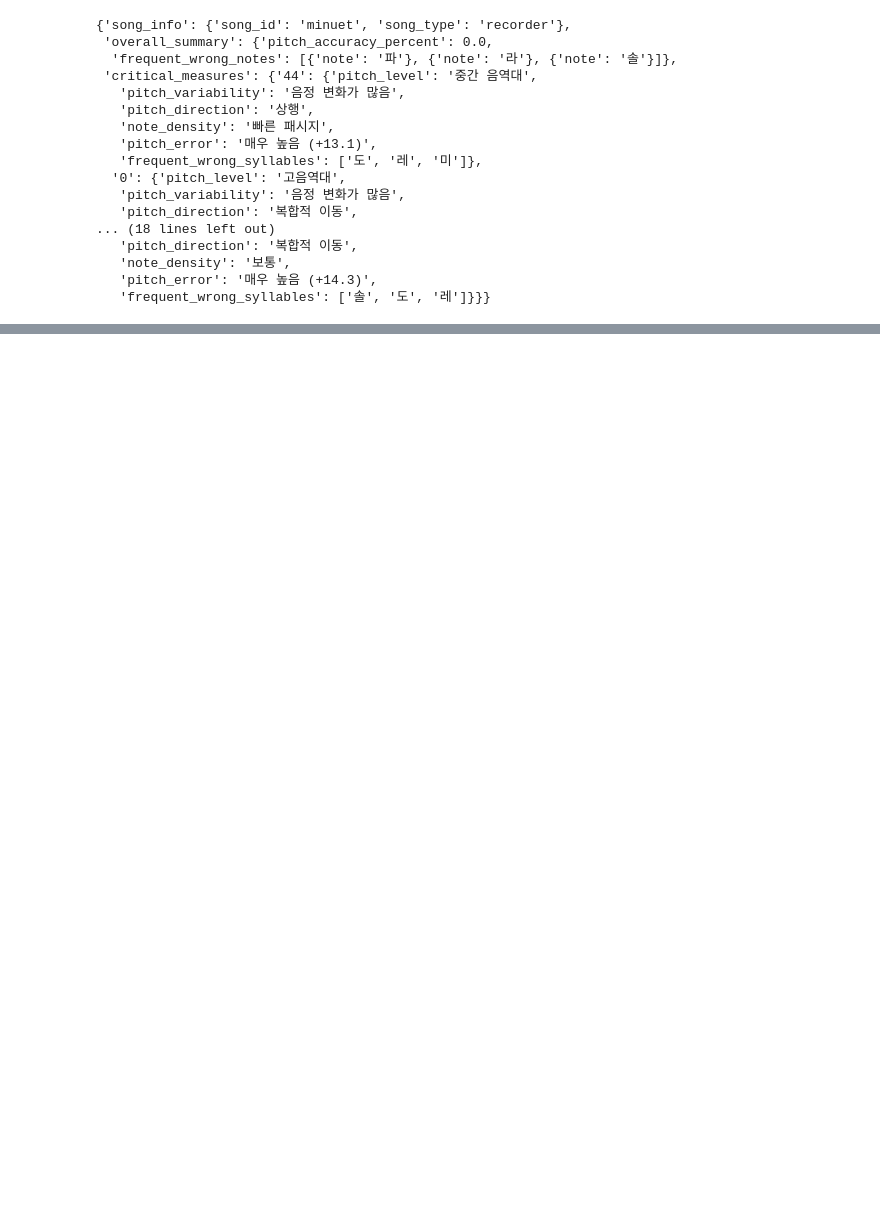
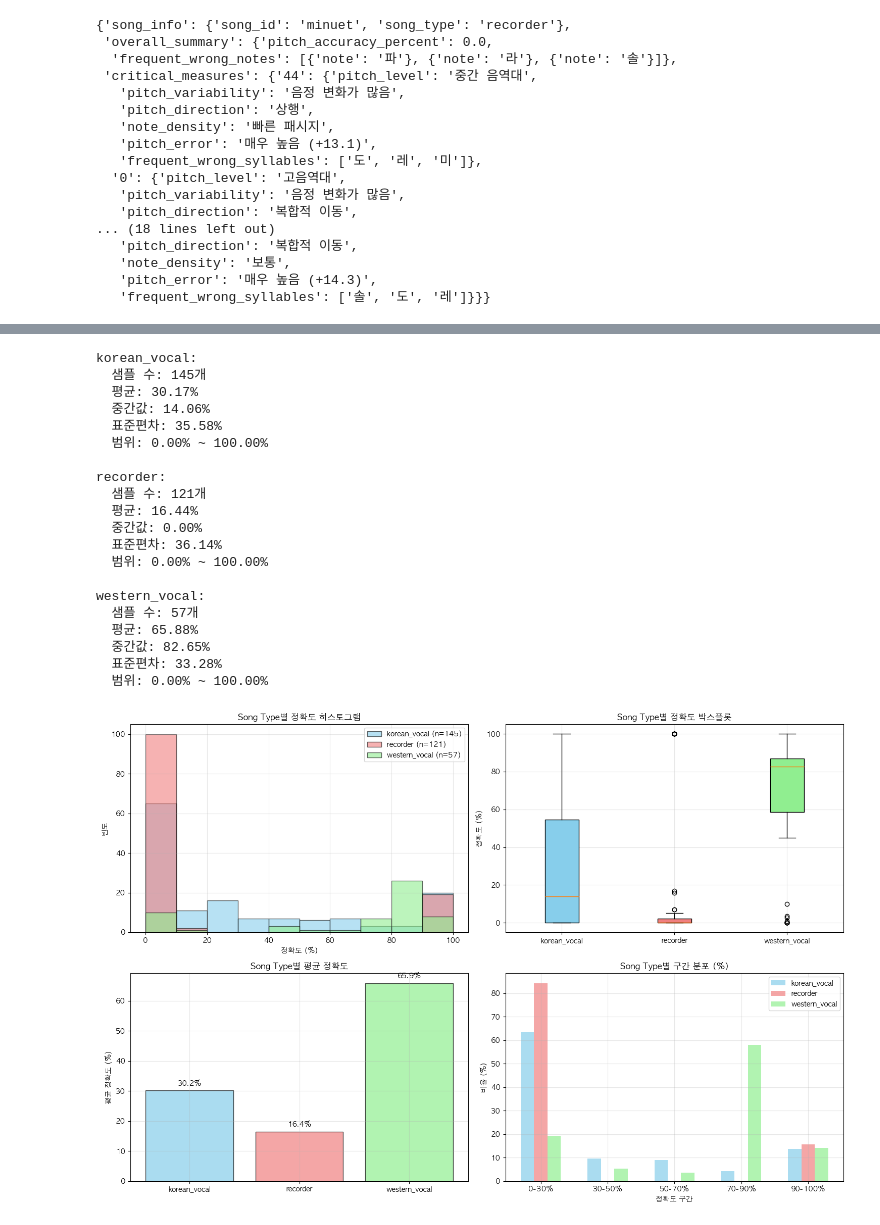
Before and after one commit to danbinaerinHan/MusicEduApp, a Jupyter notebook: analysis.ipynb, the cells around one changed output, grey strips where cells are left out. Drawn from its saved outputs; the diff is of its cells as text; code cells hidden in the pictures; blank space fills up the shorter version.

```diff
--- a/analysis.ipynb
+++ b/analysis.ipynb
@@ -52,24 +54,0 @@ for d in data:
-# %%
-
-# 결과 저장용 딕셔너리
-all_results = {}
-
-# 각 recording에 대해 분석 수행
-for rec in recordings:
-    answers = rec["answers"]
-    measure_indices = rec["measure_indices"]
-    performance_data = rec["performance_data"]
-    recording_id = rec["recording_id"]
-
-    result = prepare_llm_input(
-        answers,
-        measure_indices,
-        performance_data,
-        lyrics_per_measure=lyrics_per_measure,
-        learning_points=learning_points
-    )
-    all_results[recording_id] = result
-
-# recording_id=107에 대한 결과 예시 출력
-import pprint
-pprint.pprint(all_results[103], sort_dicts=False)
@@ -141,0 +55,41 @@ CSV 파일이 'song_instrument_mapping.csv'로 저장되었습니다.
+# %%
+all_results = {}
+for d in data:
+  song_analyzer = GetSongInfo(sample, song_info)
+  result = song_analyzer(top_n=3)
+  all_results[d['recording_id']] = result
+# %%
+from treat_song import visualize_acc_by_type
+
+threshold = 1.0
+acc_by_type = defaultdict(list)
+for sample in data:
+    song_analyzer = GetSongInfo(sample, song_info)
+    d = song_analyzer(top_n=1, threshold=threshold)
+    song_type = song_info[sample['song_id']]['song_type']
+    acc = d['overall_summary']['pitch_accuracy_percent']
+    acc_by_type[song_type].append(acc)
+
+visualize_acc_by_type(acc_by_type)
+# %% [output]
+korean_vocal:
+  샘플 수: 145개
+  평균: 30.17%
+  중간값: 14.06%
+  표준편차: 35.58%
+  범위: 0.00% ~ 100.00%
+
+recorder:
+  샘플 수: 121개
+  평균: 16.44%
+  중간값: 0.00%
+  표준편차: 36.14%
+  범위: 0.00% ~ 100.00%
+
+western_vocal:
+  샘플 수: 57개
+  평균: 65.88%
+  중간값: 82.65%
+  표준편차: 33.28%
+  범위: 0.00% ~ 100.00%
+[figure, added]
```
Also changed, not shown: parts of 7 cells of this notebook, 1 other file.
